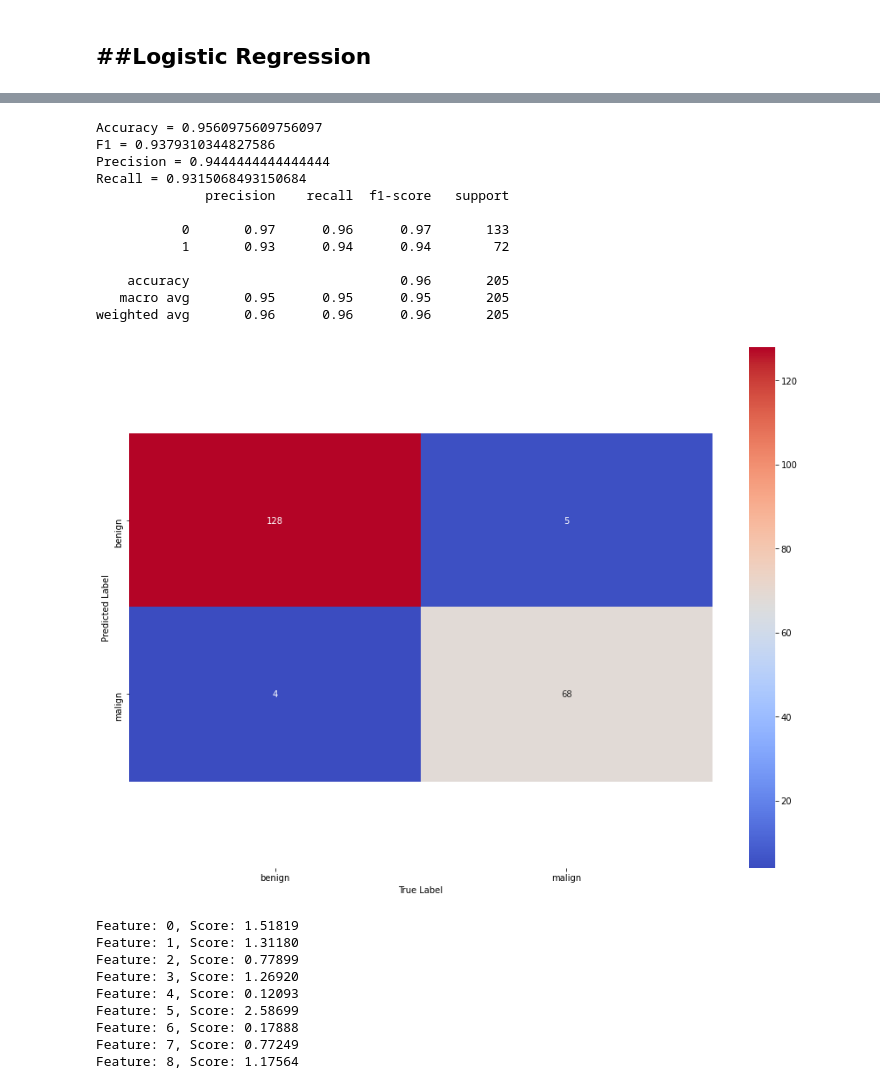
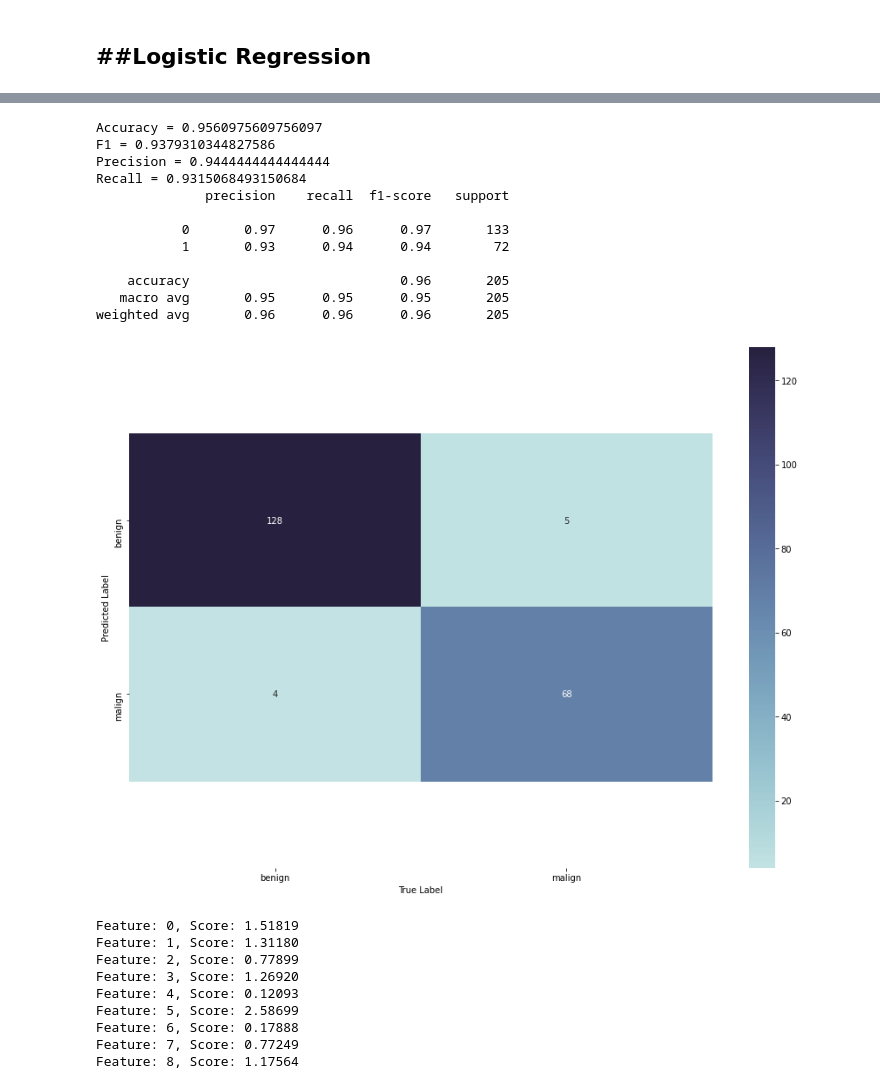
Before and after one commit to Nicordaro/MML, a Jupyter notebook: MML_Thesis.ipynb, the cells around one changed output, grey strips where cells are left out. Cells and saved outputs as stored; diff of their text form; code cells hidden in the pictures.

```diff
--- a/MML_Thesis.ipynb
+++ b/MML_Thesis.ipynb
@@ -18,7 +18,7 @@ import seaborn as sns
 import shutil
 from sklearn.model_selection import StratifiedKFold
 from imblearn.over_sampling import SMOTE
-from sklearn.tree import DecisionTreeClassifier
+from sklearn.tree import DecisionTreeClassifier, plot_tree
 from sklearn.preprocessing import MinMaxScaler, StandardScaler, Normalizer
 from sklearn.inspection import permutation_importance
 from sklearn.metrics import f1_score
@@ -36,6 +36,7 @@ from sklearn.model_selection import train_test_split
 from sklearn.metrics import roc_auc_score
 from sklearn.model_selection import GridSearchCV
 from sklearn.svm import SVC
+from dtreeviz.trees import *
 
 scoring = make_scorer(f1_score)
 
@@ -55,7 +56,7 @@ SEED = 42
 
 def confmat(y_test,pred):
     cf_matrix = confusion_matrix(y_test, pred)
-    ax = sns.heatmap(cf_matrix, annot=True,  fmt='g', cmap='coolwarm', xticklabels=["benign","malign"], yticklabels=["benign","malign"]) #notation: "annot" not "annote"
+    ax = sns.heatmap(cf_matrix, annot=True,  fmt='g', cmap=sns.color_palette("ch:start=.2,rot=-.3", as_cmap=True), xticklabels=["benign","malign"], yticklabels=["benign","malign"]) #notation: "annot" not "annote"
     bottom, top = ax.get_ylim()
     ax.set_ylim(bottom + 0.5, top - 0.5)
     ax.set(xlabel='True Label', ylabel='Predicted Label')
@@ -483,35 +493,35 @@ mean score 0.9512656519108132
 clf = LogisticRegression(solver='liblinear', multi_class='ovr', C=50)
 
 sm = SMOTE(random_state=SEED)
 X_res, y_res = sm.fit_resample(X_train_val, y_train_val)
 clf.fit(X_res,y_res)
 
 pred = clf.predict(X_test)
 final_report['LoRe'].append(accuracy_score(pred,y_test))
 print(f"Accuracy = {accuracy_score(pred,y_test)}")
 final_report['LoRe'].append(f1_score(pred,y_test))
 print(f"F1 = {f1_score(pred,y_test)}")
 final_report['LoRe'].append(precision_score(pred,y_test))
 print(f"Precision = {precision_score(pred,y_test)}")
 final_report['LoRe'].append(recall_score(pred,y_test))
 print(f"Recall = {recall_score(pred,y_test)}")
-plt.figure(figsize=(15,11))
+plt.figure(figsize=(15,11), )
 confmat(y_test,pred)
 print(classification_report(y_test, pred))
 # %% [output]
 Accuracy = 0.9560975609756097
 F1 = 0.9379310344827586
 Precision = 0.9444444444444444
 Recall = 0.9315068493150684
               precision    recall  f1-score   support
 
            0       0.97      0.96      0.97       133
            1       0.93      0.94      0.94        72
 
     accuracy                           0.96       205
    macro avg       0.95      0.95      0.95       205
 weighted avg       0.96      0.96      0.96       205
-[figure, old version]
+[figure, new version]
 # %%
 if not pca_flag:
   importance = clf.coef_[0]
```
Also changed, not shown: parts of 17 cells of this notebook.
